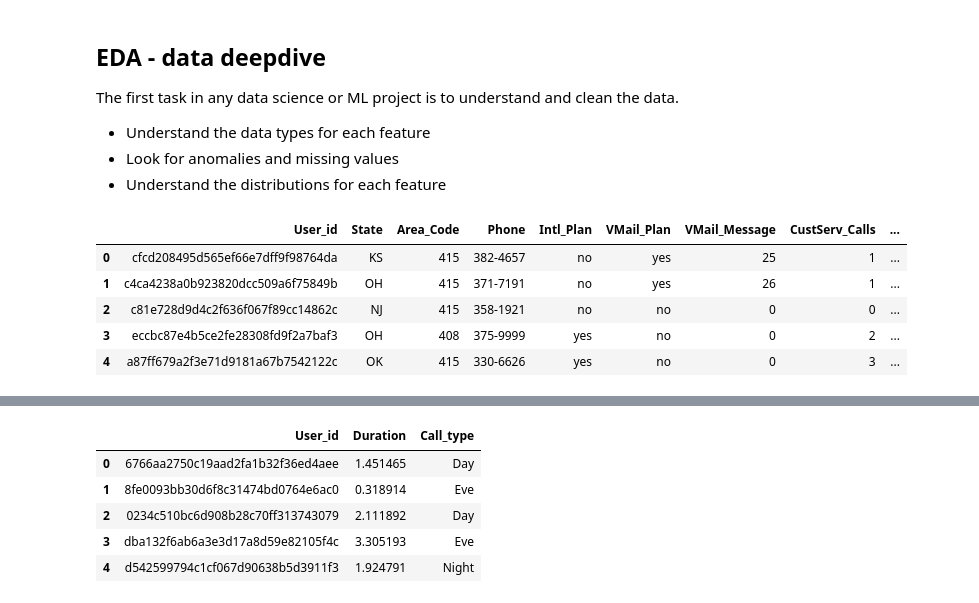
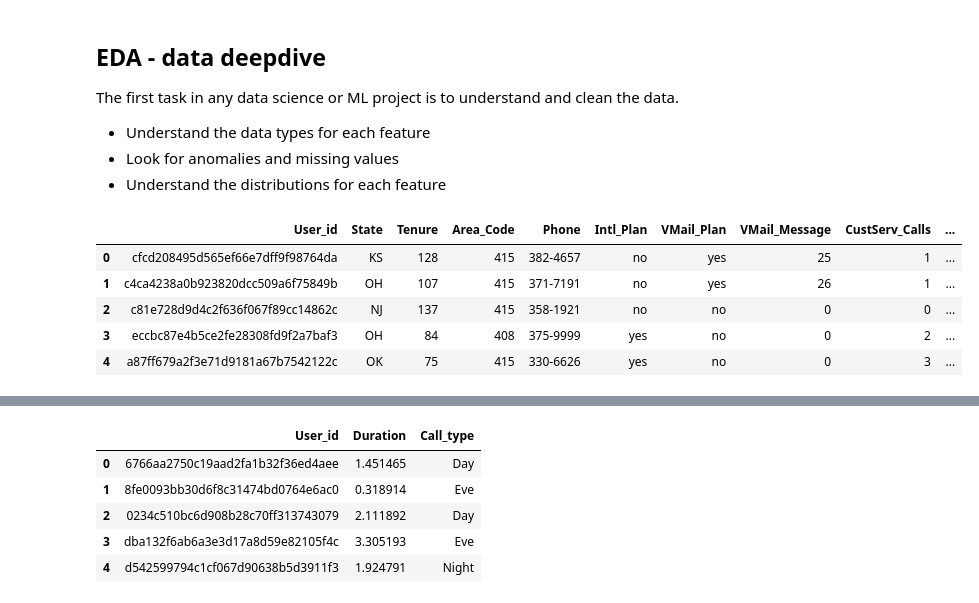
Before and after one commit to basisai/churn_prediction, a Jupyter notebook: doc/churn_prediction.ipynb, the cells around one changed output, grey strips where cells are left out. Drawn from its saved outputs; the diff is of its cells as text; code cells hidden in the pictures.

```diff
--- a/doc/churn_prediction.ipynb
+++ b/doc/churn_prediction.ipynb
@@ -19,12 +27,11 @@ The first task in any data science or ML project is to understand and clean the
 - Understand the distributions for each feature
 # %%
 subscribers = pd.read_parquet('data/subscribers.gz.parquet', engine='fastparquet')
-subscribers["Churn"] = (~subscribers["Date_Closed"].isnull()).astype(int)
 subscribers.head()
 # %% [output]
-|  | User_id | State | Area_Code | Phone | Intl_Plan | VMail_Plan | VMail_Message | CustServ_Calls | ... |
-| 0 | cfcd208495d565ef66e7dff9f98764da | KS | 415 | 382-4657 | no | yes | 25 | 1 | ... |
-| 1 | c4ca4238a0b923820dcc509a6f75849b | OH | 415 | 371-7191 | no | yes | 26 | 1 | ... |
-| 2 | c81e728d9d4c2f636f067f89cc14862c | NJ | 415 | 358-1921 | no | no | 0 | 0 | ... |
-| 3 | eccbc87e4b5ce2fe28308fd9f2a7baf3 | OH | 408 | 375-9999 | yes | no | 0 | 2 | ... |
-| 4 | a87ff679a2f3e71d9181a67b7542122c | OK | 415 | 330-6626 | yes | no | 0 | 3 | ... |
+|  | User_id | State | Tenure | Area_Code | Phone | Intl_Plan | VMail_Plan | VMail_Message | CustServ_Calls | ... |
+| 0 | cfcd208495d565ef66e7dff9f98764da | KS | 128 | 415 | 382-4657 | no | yes | 25 | 1 | ... |
+| 1 | c4ca4238a0b923820dcc509a6f75849b | OH | 107 | 415 | 371-7191 | no | yes | 26 | 1 | ... |
+| 2 | c81e728d9d4c2f636f067f89cc14862c | NJ | 137 | 415 | 358-1921 | no | no | 0 | 0 | ... |
+| 3 | eccbc87e4b5ce2fe28308fd9f2a7baf3 | OH | 84 | 408 | 375-9999 | yes | no | 0 | 2 | ... |
+| 4 | a87ff679a2f3e71d9181a67b7542122c | OK | 75 | 415 | 330-6626 | yes | no | 0 | 3 | ... |
```
Also changed, not shown: parts of 13 cells of this notebook, 9 other files.
